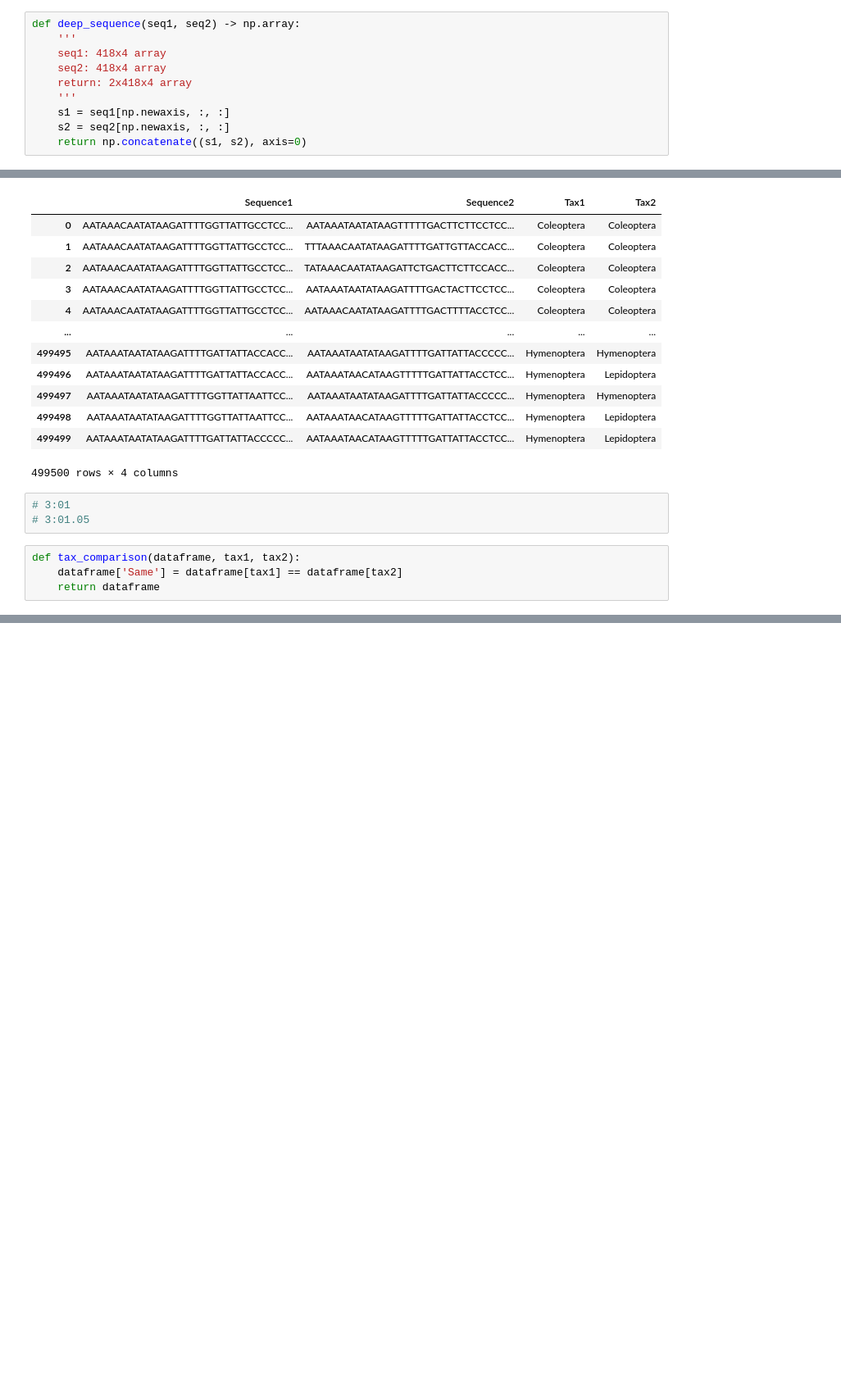
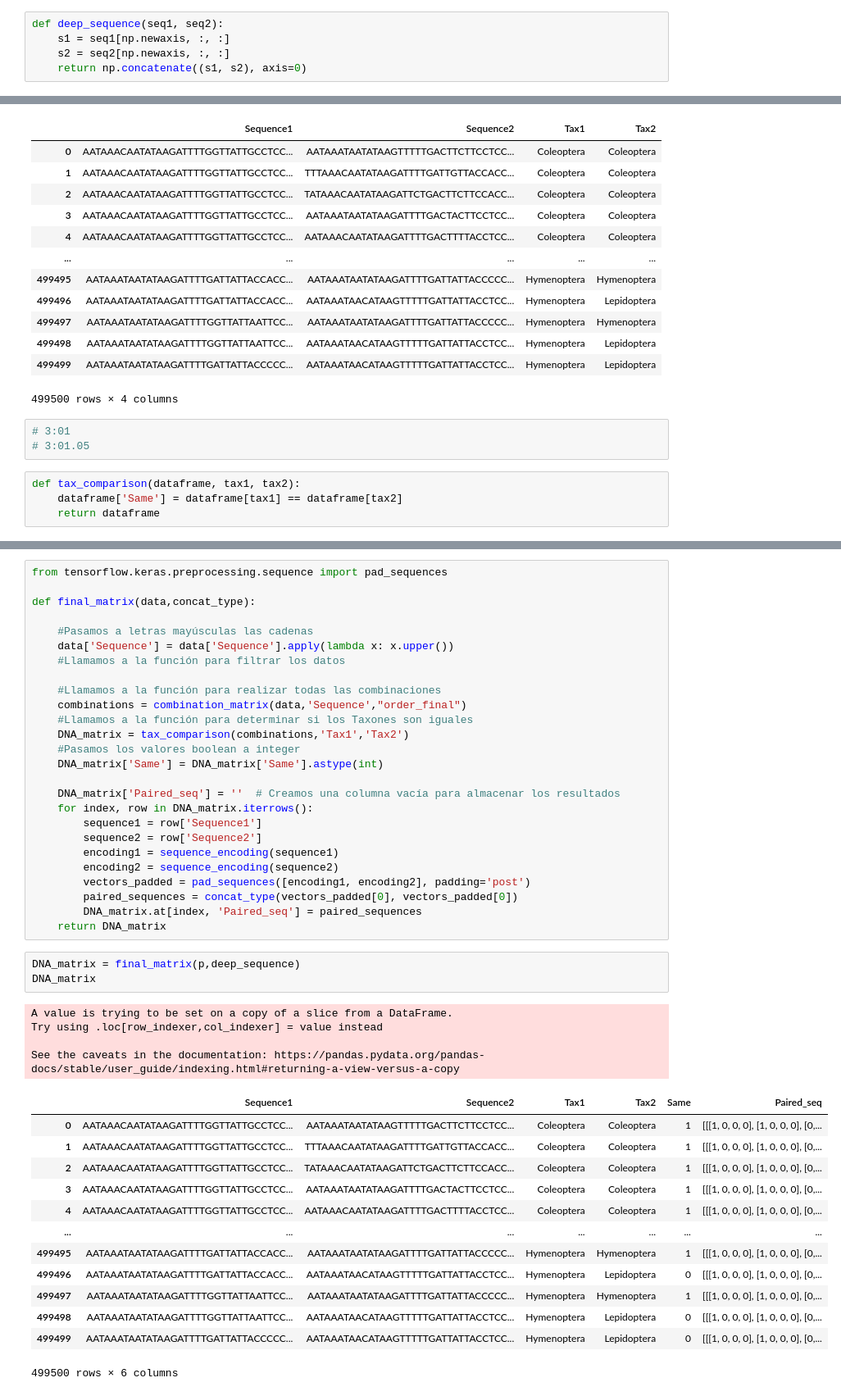
Before and after one commit to Xteom/DNN-Genetics, a Jupyter notebook: GEN_02-Prep.ipynb, the cells around one changed output, grey strips where cells are left out. Shown: that part at 82% size. Saved outputs shown, nothing was run; the diff lists cells and outputs as text; blank space fills up the shorter version.

```diff
--- a/GEN_02-Prep.ipynb
+++ b/GEN_02-Prep.ipynb
@@ -86,12 +78,7 @@ array([[1., 0., 0., ..., 0., 0., 0.],
        [0., 0., 0., ..., 0., 0., 1.],
        [0., 0., 0., ..., 0., 0., 1.]])
 # %%
-def deep_sequence(seq1, seq2) -> np.array:
-    '''
-    seq1: 418x4 array
-    seq2: 418x4 array
-    return: 2x418x4 array
-    '''
+def deep_sequence(seq1, seq2):
     s1 = seq1[np.newaxis, :, :]
     s2 = seq2[np.newaxis, :, :]
     return np.concatenate((s1, s2), axis=0)
@@ -255,0 +242,47 @@ i
+# %%
+from tensorflow.keras.preprocessing.sequence import pad_sequences
+
+def final_matrix(data,concat_type):
+
+    #Pasamos a letras mayúsculas las cadenas
+    data['Sequence'] = data['Sequence'].apply(lambda x: x.upper())
+    #Llamamos a la función para filtrar los datos
+
+    #Llamamos a la función para realizar todas las combinaciones
+    combinations = combination_matrix(data,'Sequence',"order_final")
+    #Llamamos a la función para determinar si los Taxones son iguales
+    DNA_matrix = tax_comparison(combinations,'Tax1','Tax2')
+    #Pasamos los valores boolean a integer
+    DNA_matrix['Same'] = DNA_matrix['Same'].astype(int)
+
+    DNA_matrix['Paired_seq'] = ''  # Creamos una columna vacía para almacenar los resultados
+    for index, row in DNA_matrix.iterrows():
+        sequence1 = row['Sequence1']
+        sequence2 = row['Sequence2']
+        encoding1 = sequence_encoding(sequence1)
+        encoding2 = sequence_encoding(sequence2)
+        vectors_padded = pad_sequences([encoding1, encoding2], padding='post')
+        paired_sequences = concat_type(vectors_padded[0], vectors_padded[0])
+        DNA_matrix.at[index, 'Paired_seq'] = paired_sequences
+    return DNA_matrix
+# %%
+DNA_matrix = final_matrix(p,deep_sequence)
+DNA_matrix
+# %% [output]
+A value is trying to be set on a copy of a slice from a DataFrame.
+Try using .loc[row_indexer,col_indexer] = value instead
+
+See the caveats in the documentation: https://pandas.pydata.org/pandas-docs/stable/user_guide/indexing.html#returning-a-view-versus-a-copy
+|  | Sequence1 | Sequence2 | Tax1 | Tax2 | Same | Paired_seq |
+| 0 | AATAAACAATATAAGATTTTGGTTATTGCCTCC... | AATAAATAATATAAGTTTTTGACTTCTTCCTCC... | Coleoptera | Coleoptera | 1 | [[[1, 0, 0, 0], [1, 0, 0, 0], [0,... |
+| 1 | AATAAACAATATAAGATTTTGGTTATTGCCTCC... | TTTAAACAATATAAGATTTTGATTGTTACCACC... | Coleoptera | Coleoptera | 1 | [[[1, 0, 0, 0], [1, 0, 0, 0], [0,... |
+| 2 | AATAAACAATATAAGATTTTGGTTATTGCCTCC... | TATAAACAATATAAGATTCTGACTTCTTCCACC... | Coleoptera | Coleoptera | 1 | [[[1, 0, 0, 0], [1, 0, 0, 0], [0,... |
+| 3 | AATAAACAATATAAGATTTTGGTTATTGCCTCC... | AATAAATAATATAAGATTTTGACTACTTCCTCC... | Coleoptera | Coleoptera | 1 | [[[1, 0, 0, 0], [1, 0, 0, 0], [0,... |
+| 4 | AATAAACAATATAAGATTTTGGTTATTGCCTCC... | AATAAACAATATAAGATTTTGACTTTTACCTCC... | Coleoptera | Coleoptera | 1 | [[[1, 0, 0, 0], [1, 0, 0, 0], [0,... |
+| ... | ... | ... | ... | ... | ... | ... |
+| 499495 | AATAAATAATATAAGATTTTGATTATTACCACC... | AATAAATAATATAAGATTTTGATTATTACCCCC... | Hymenoptera | Hymenoptera | 1 | [[[1, 0, 0, 0], [1, 0, 0, 0], [0,... |
+| 499496 | AATAAATAATATAAGATTTTGATTATTACCACC... | AATAAATAACATAAGTTTTTGATTATTACCTCC... | Hymenoptera | Lepidoptera | 0 | [[[1, 0, 0, 0], [1, 0, 0, 0], [0,... |
+| 499497 | AATAAATAATATAAGATTTTGGTTATTAATTCC... | AATAAATAATATAAGATTTTGATTATTACCCCC... | Hymenoptera | Hymenoptera | 1 | [[[1, 0, 0, 0], [1, 0, 0, 0], [0,... |
+| 499498 | AATAAATAATATAAGATTTTGGTTATTAATTCC... | AATAAATAACATAAGTTTTTGATTATTACCTCC... | Hymenoptera | Lepidoptera | 0 | [[[1, 0, 0, 0], [1, 0, 0, 0], [0,... |
+| 499499 | AATAAATAATATAAGATTTTGATTATTACCCCC... | AATAAATAACATAAGTTTTTGATTATTACCTCC... | Hymenoptera | Lepidoptera | 0 | [[[1, 0, 0, 0], [1, 0, 0, 0], [0,... |
+499500 rows × 6 columns
```
Also changed, not shown: parts of 10 cells of this notebook.
